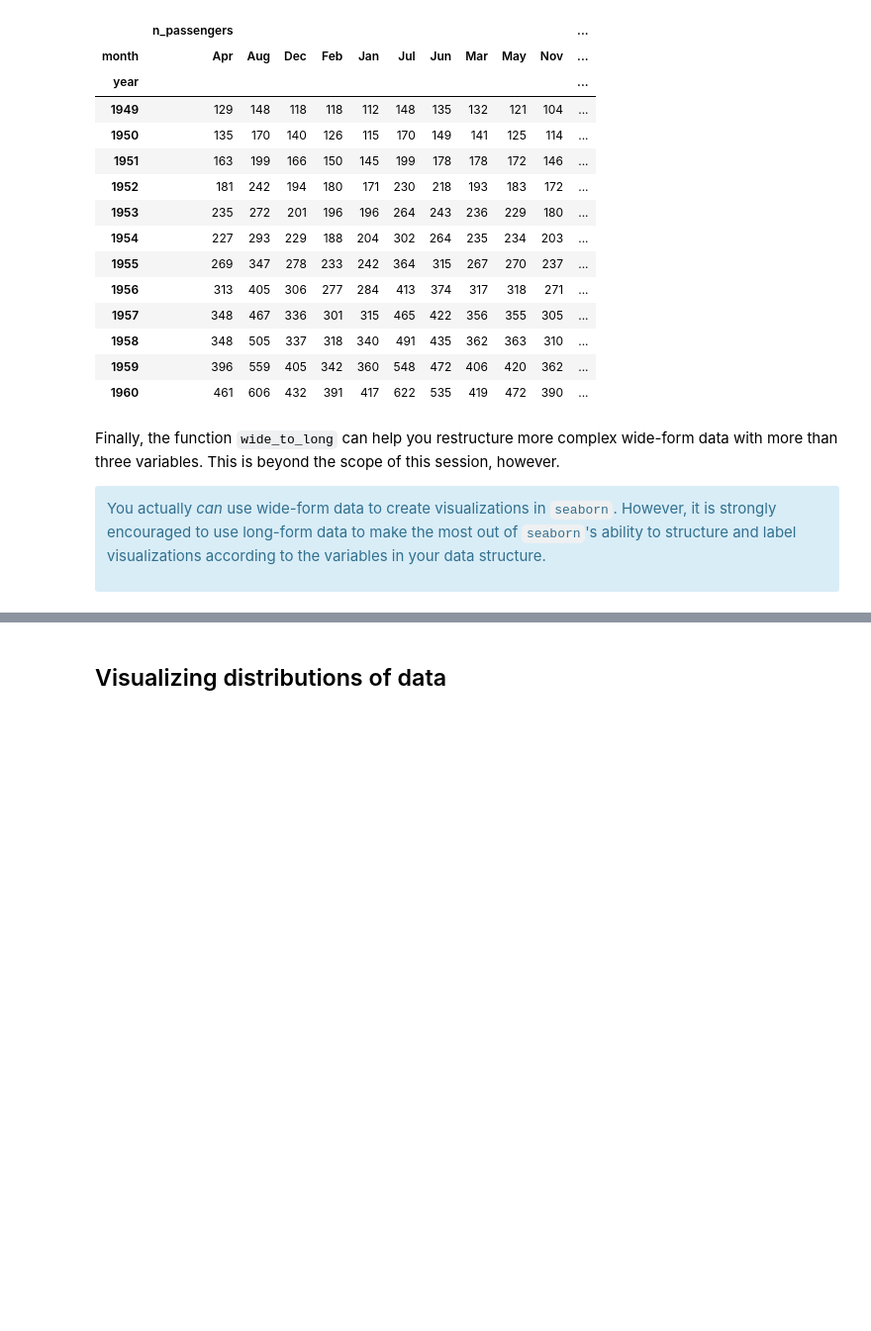
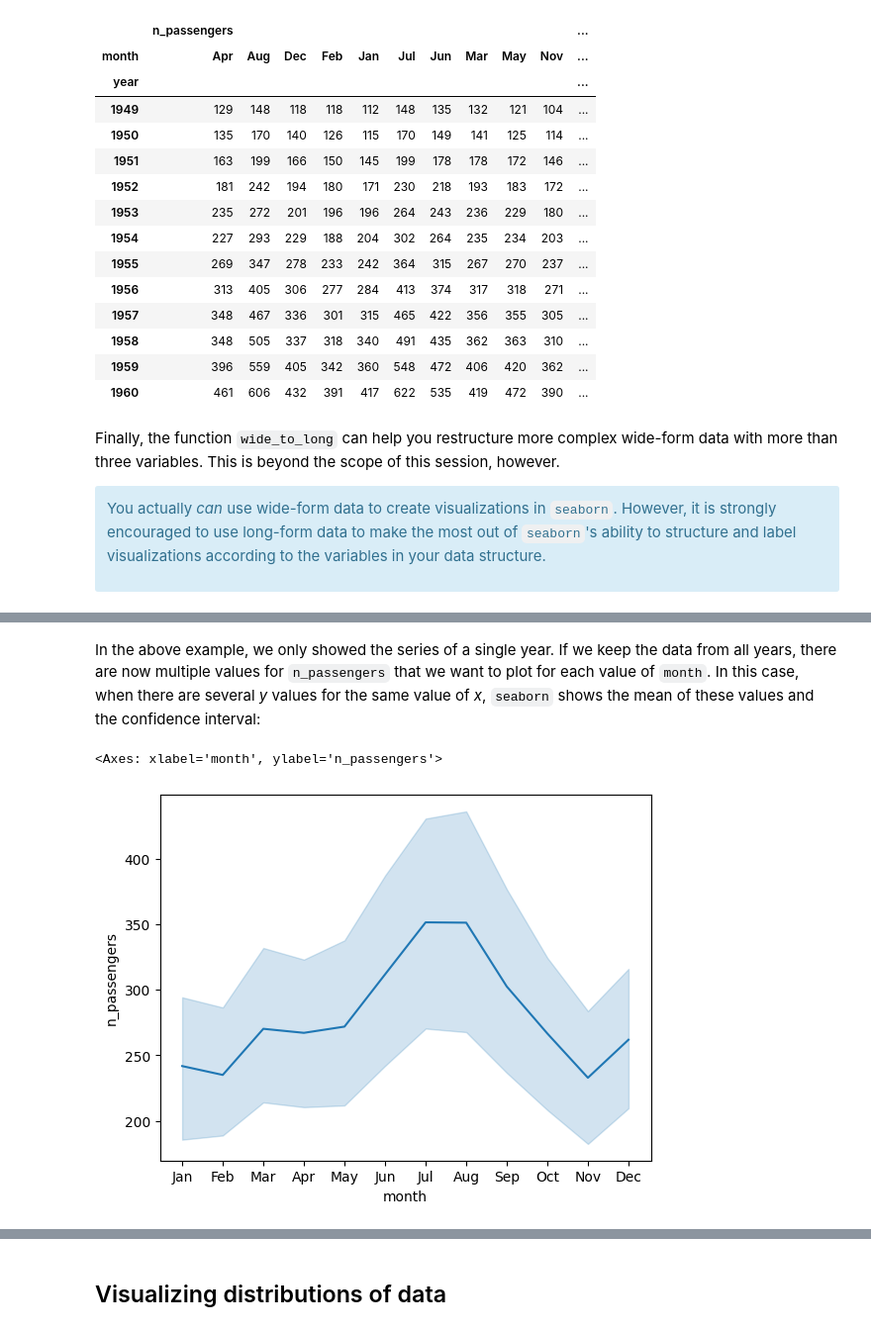
Before and after one commit to Dartmouth-Libraries/data-viz-seaborn, a Jupyter notebook: notebooks/01-basics.ipynb, the cells around one changed output, grey strips where cells are left out. Shown at 99% size. Drawn from its saved outputs; the diff is of its cells as text; code cells hidden in the pictures; blank space fills up the shorter version.

```diff
--- a/notebooks/01-basics.ipynb
+++ b/notebooks/01-basics.ipynb
@@ -161,0 +175,7 @@ In the next couple of sections, we will see how to use both kinds of functions.
+# %% [markdown]
+In the above example, we only showed the series of a single year. If we keep the data from all years, there are now multiple values for `n_passengers` that we want to plot for each value of `month`. In this case, when there are several _y_ values for the same value of _x_, `seaborn` shows the mean of these values and the confidence interval:
+# %%
+sns.lineplot(flights_long, x="month", y="n_passengers")
+# %% [output]
+<Axes: xlabel='month', ylabel='n_passengers'>
+[figure, added]
```
Also changed, not shown: parts of 15 cells of this notebook.
